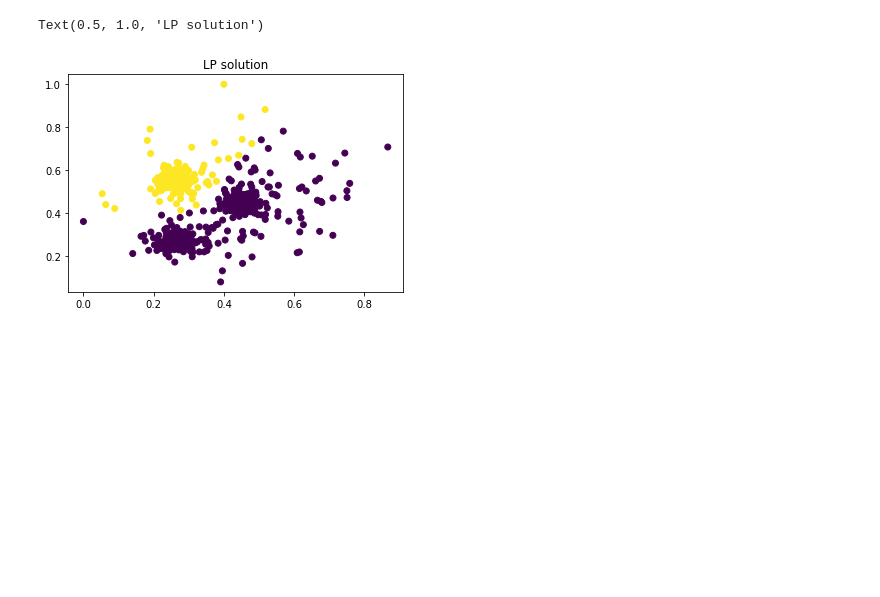
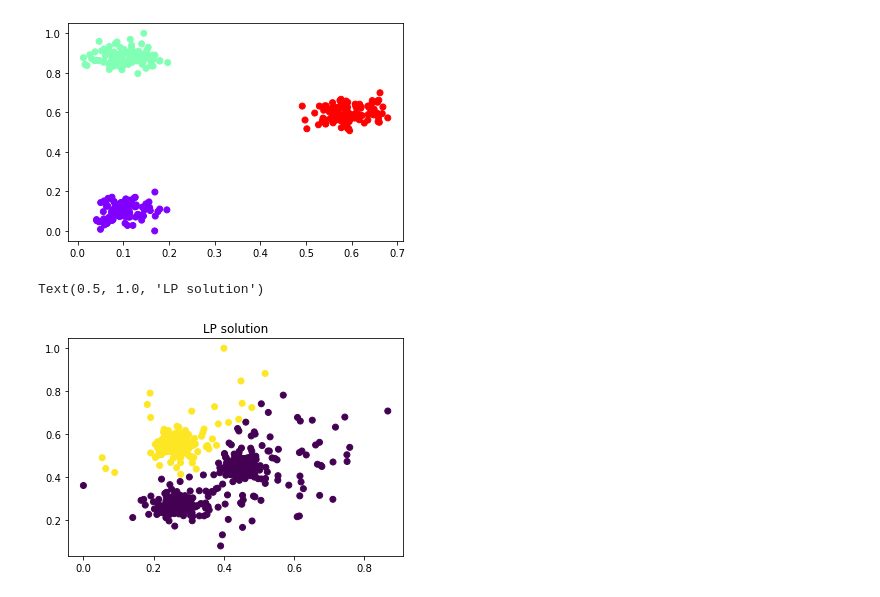
Before and after one commit to PolGonzalez/Kclusters, a Jupyter notebook: 2D_Dataset_Generator.ipynb, the cells around one changed output. Cells and saved outputs as stored; diff of their text form; code cells hidden in the pictures; blank space fills up the shorter version.

```diff
--- a/2D_Dataset_Generator.ipynb
+++ b/2D_Dataset_Generator.ipynb
@@ -68,3 +65,10 @@ Text(0.5, 1.0, 'K means solution')
+# %%
+#MST solution
+model = MSTClustering(cutoff=k-1)
+y_pred_mst = model.fit_predict(points)
+plt.scatter(points[:, 0], points[:, 1], c=y_pred_mst, cmap='rainbow');
+# %% [output]
+[figure, added]
 # %%
 #We write the generated data in a .dat AMPL format.
 output = open("Kcluster.dat", "w")
```
Also changed, not shown: parts of 4 cells of this notebook.
